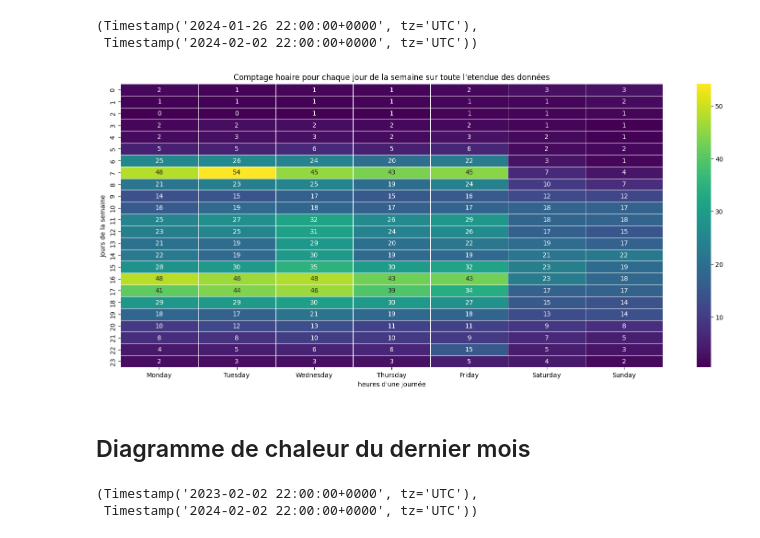
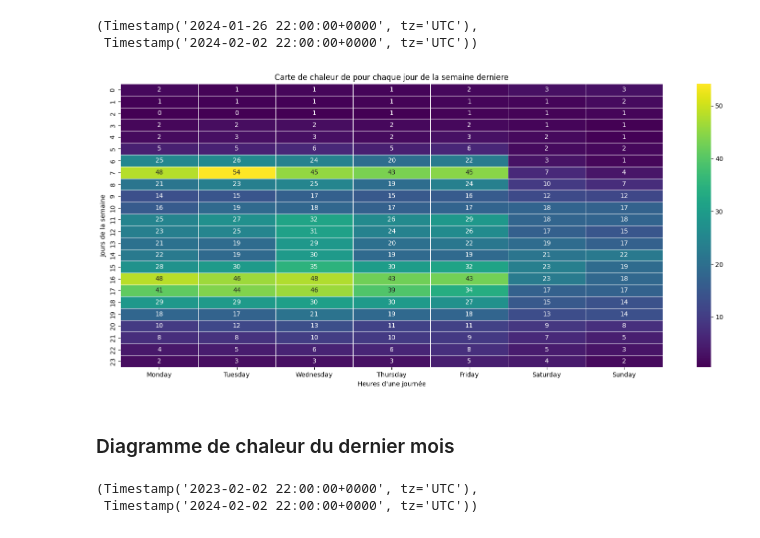
Before and after one commit to ba-talibe/OpenData-Rouen_Analysis_Project, a Jupyter notebook: visualisation.ipynb, the cells around one changed output. Cells and saved outputs as stored; diff of their text form; code cells hidden in the pictures.

```diff
--- a/visualisation.ipynb
+++ b/visualisation.ipynb
@@ -151,47 +155,47 @@ from datetime import datetime, timedelta
 
 end_date = tidf.index[0]
 start_date = end_date - timedelta(days=7)
-date_range = pd.date_range(start=start_date, end=end_date, freq="H")
+weekly_date_range = pd.date_range(start=start_date, end=end_date, freq="H")
 
 start_date, end_date
 # %% [output]
 (Timestamp('2024-01-26 22:00:00+0000', tz='UTC'),
  Timestamp('2024-02-02 22:00:00+0000', tz='UTC'))
 # %%
-counts_average_per_hour = tidf[["counts"]].loc[date_range].groupby([pd.Grouper(freq="h")]).mean()
+counts_average_per_hour = tidf[["counts"]].loc[weekly_date_range].groupby([pd.Grouper(freq="h")]).mean()
 
 
 
 counts_average_per_hour["date"] = counts_average_per_hour.index
 counts_average_per_hour["day_name"] = counts_average_per_hour.date.dt.day_name()
 counts_average_per_hour["hours"] = counts_average_per_hour.date.dt.hour
 
 
 day_order = ['Monday', 'Tuesday', 'Wednesday', 'Thursday', 'Friday', 'Saturday', 'Sunday']
 
 
 counts_average_per_hour['day_name'] = pd.Categorical(counts_average_per_hour['day_name'], categories=day_order, ordered=True)
 
 
 
 
-heatmap_data = counts_average_per_hour.pivot_table(index='hours', columns='day_name', values='counts', aggfunc='sum', fill_value=0)
+heatmap_data = counts_average_per_hour.pivot_table(index='hours', columns='day_name', values='counts', aggfunc='mean', fill_value=0)
 
 
 plt.figure(figsize=(19, 8))
 sns.heatmap(heatmap_data, cmap='viridis', annot=True, fmt=".0f", linewidths=.5)
 
 # Customize plot labels and title
-plt.title("Comptage hoaire pour chaque jour de la semaine sur toute l'etendue des données")
-plt.xlabel("heures d'une journée")
+plt.title("Carte de chaleur de pour chaque jour de la semaine derniere")
+plt.xlabel("Heures d'une journée")
 plt.ylabel("Jours de la semaine")
 
 # Show the plot
 plt.show()
 # %% [output]
-[figure, old version]
+[figure, new version]
 # %% [markdown]
-## Diagramme de chaleur du dernier mois
+### Diagramme de chaleur du dernier mois
 # %%
 from datetime import datetime, timedelta
 
```
Also changed, not shown: parts of 16 cells of this notebook.
